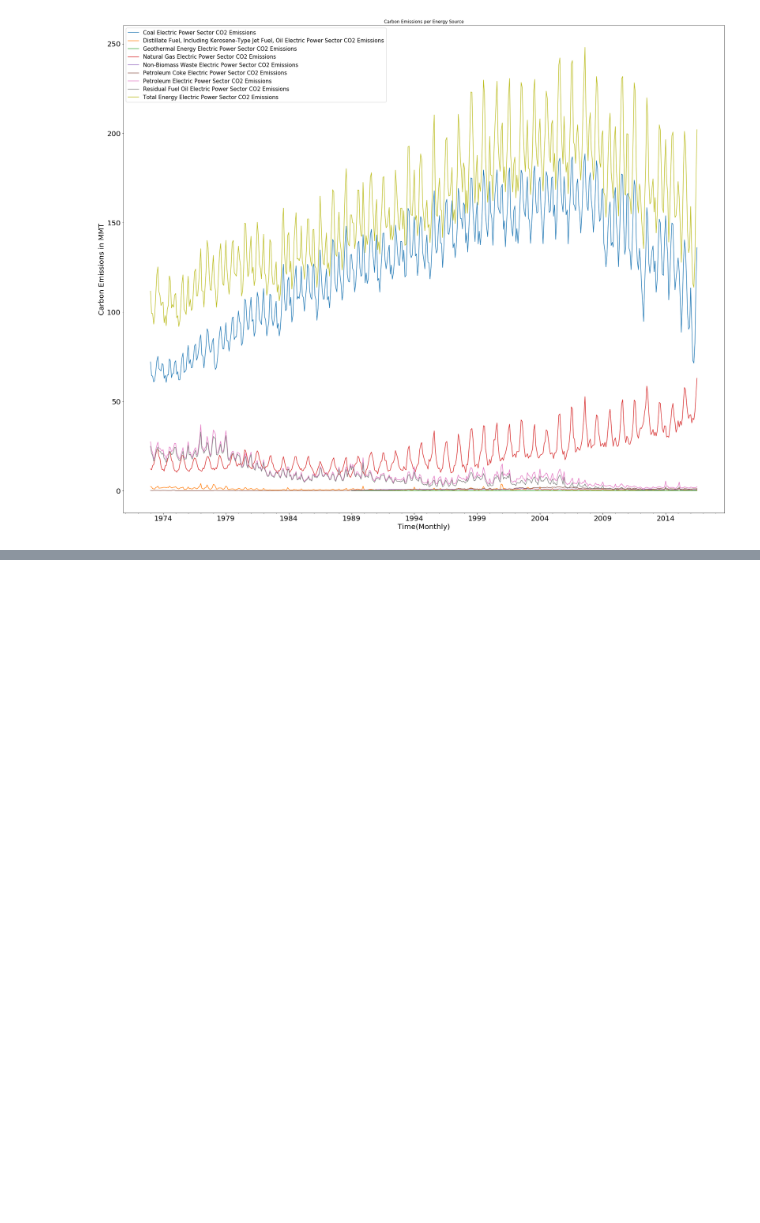
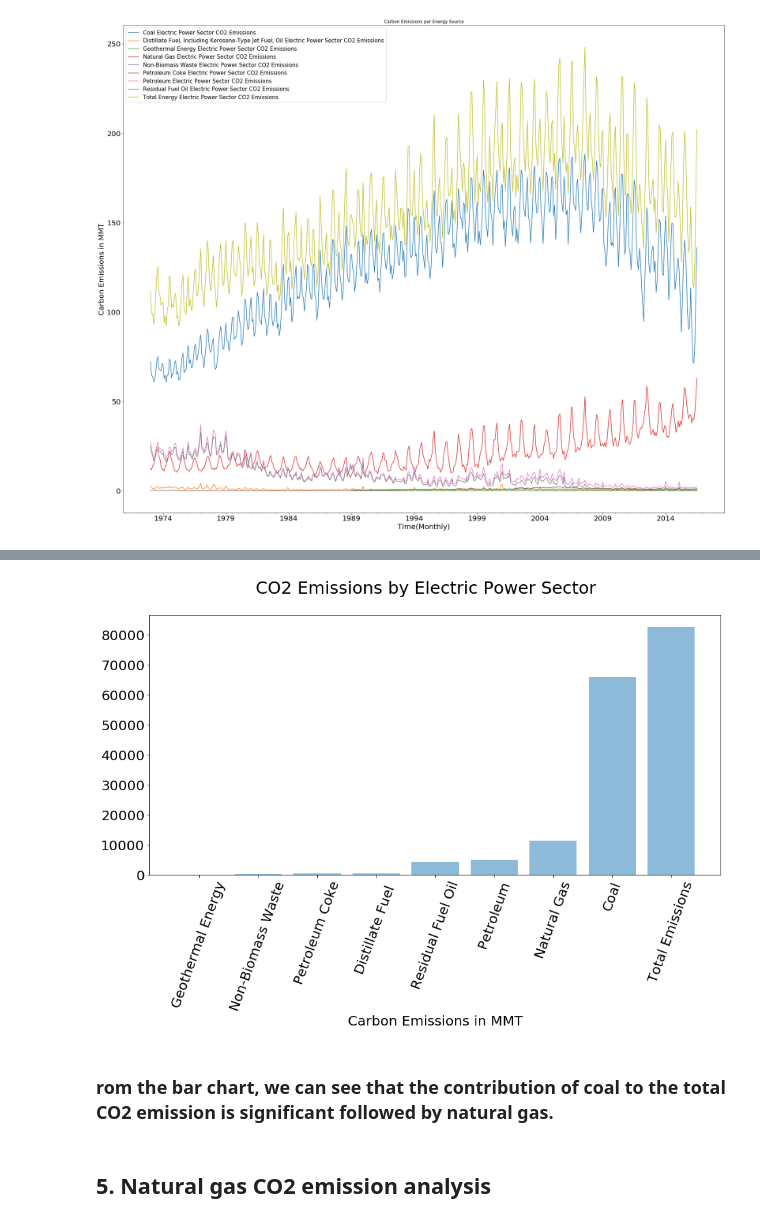
Before and after one commit to kaziahosunhabibripon/Time-Series, a Jupyter notebook: SARIMA-1.ipynb, the cells around one changed output, grey strips where cells are left out. Drawn from its saved outputs; the diff is of its cells as text; code cells hidden in the pictures; blank space fills up the shorter version.

```diff
--- a/SARIMA-1.ipynb
+++ b/SARIMA-1.ipynb
@@ -183,0 +200,3 @@ for desc, group in Energy_sources:
+# %%
+CO2_per_source = ts.groupby('Description')['Value'].sum().sort_values()
+CO2_per_source
@@ -183,0 +228,20 @@ for desc, group in Energy_sources:
+# %%
+cols = ['Geothermal Energy', 'Non-Biomass Waste', 'Petroleum Coke','Distillate Fuel ',
+        'Residual Fuel Oil', 'Petroleum', 'Natural Gas', 'Coal', 'Total Emissions']
+# %%
+rcParams['figure.figsize'] = 25,20
+fig = plt.figure(figsize = (15,7))
+x_label = cols
+x_tick = np.arange(len(cols))
+plt.bar(x_tick, CO2_per_source, align = 'center', alpha = 0.5)
+fig.suptitle("CO2 Emissions by Electric Power Sector", fontsize= 25)
+plt.xticks(x_tick, x_label, rotation = 70, fontsize = 20)
+plt.yticks(fontsize = 20)
+plt.xlabel('Carbon Emissions in MMT', fontsize = 20)
+plt.show()
+# %% [output]
+[figure, added]
+# %% [markdown]
+### rom the bar chart, we can see that the contribution of coal to the total CO2 emission is significant followed by natural gas.
+# %% [markdown]
+## 5. Natural gas CO2 emission analysis
```
Also changed, not shown: parts of 8 cells of this notebook, 2 other files.
